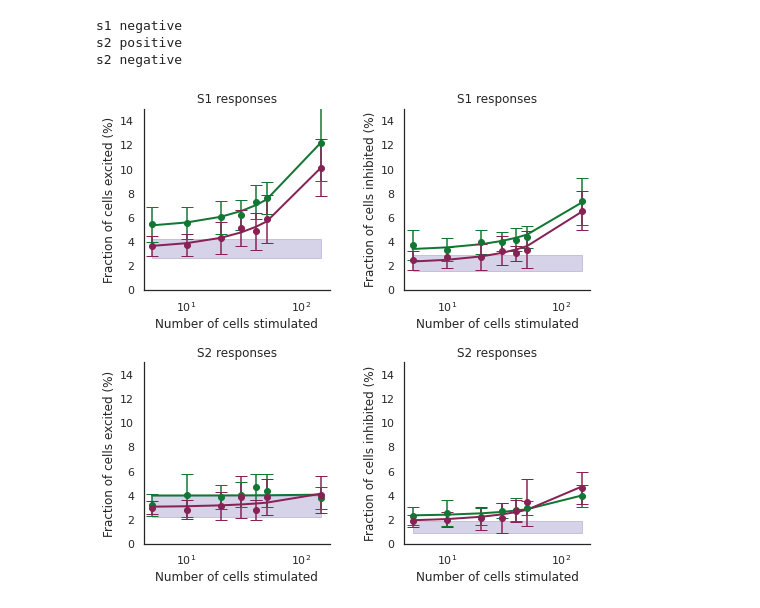
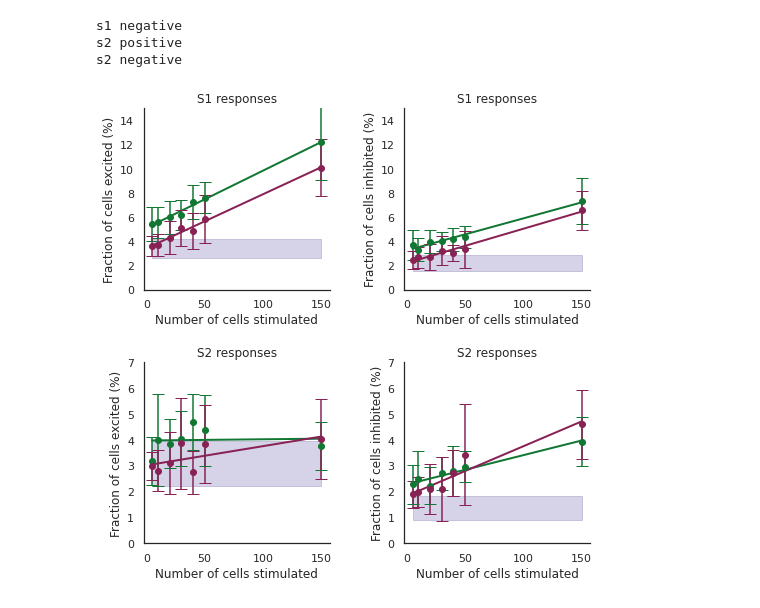
Before and after one commit to Packer-Lab/popping-off, a Jupyter notebook: notebooks/Paper Figures/Figure2.ipynb, the cells around one changed output. Saved outputs shown, nothing was run; the diff lists cells and outputs as text; code cells hidden in the pictures.

```diff
--- a/notebooks/Paper Figures/Figure2.ipynb
+++ b/notebooks/Paper Figures/Figure2.ipynb
@@ -188,25 +188,29 @@ s2 negative
 # %%
 fig, ax = plt.subplots(2, 2, figsize=(8, 8), gridspec_kw={'wspace': 0.4, 'hspace': 0.4})
 for i_reg, reg in enumerate(['s1', 's2']):
     for i_dir, direction in enumerate(['positive', 'negative']):
         pop.plot_transfer_function(dict_activ=perc_hit_dict[reg][direction],
-                                   plot_logscale=True,
+                                   plot_logscale=False,
                                    label='hit', ax=ax[i_reg][i_dir], plot_indiv_data=False)
 
         pop.plot_transfer_function(dict_activ=perc_miss_dict[reg][direction],
-                                   plot_logscale=True,
+                                   plot_logscale=False,
                                    label='miss', ax=ax[i_reg][i_dir], plot_indiv_data=False)
 
         pop.plot_spont(msm=msm, region=reg, direction=direction, ax=ax[i_reg][i_dir])
 
         ax[i_reg][i_dir].set_title(f'{reg.upper()} responses')
         if direction == 'positive':
             ax[i_reg][i_dir].set_ylabel('Fraction of cells excited (%)')
         elif direction == 'negative':
             ax[i_reg][i_dir].set_ylabel('Fraction of cells inhibited (%)')
-        ax[i_reg][i_dir].set_ylim(0, 15)
+        if reg == 's1':
+            ax[i_reg][i_dir].set_ylim(0, 15)
+        else:
+            ax[i_reg][i_dir].set_ylim(0, 7)
+
         ax[i_reg][i_dir].set_xlabel('Number of cells stimulated')
 
 # save_figure('Figure2transferFunctionPercent', figure_path)
 # %% [output]
-[figure, old version]
+[figure, new version]
```
Also changed, not shown: parts of 12 cells of this notebook, 3 other files.
